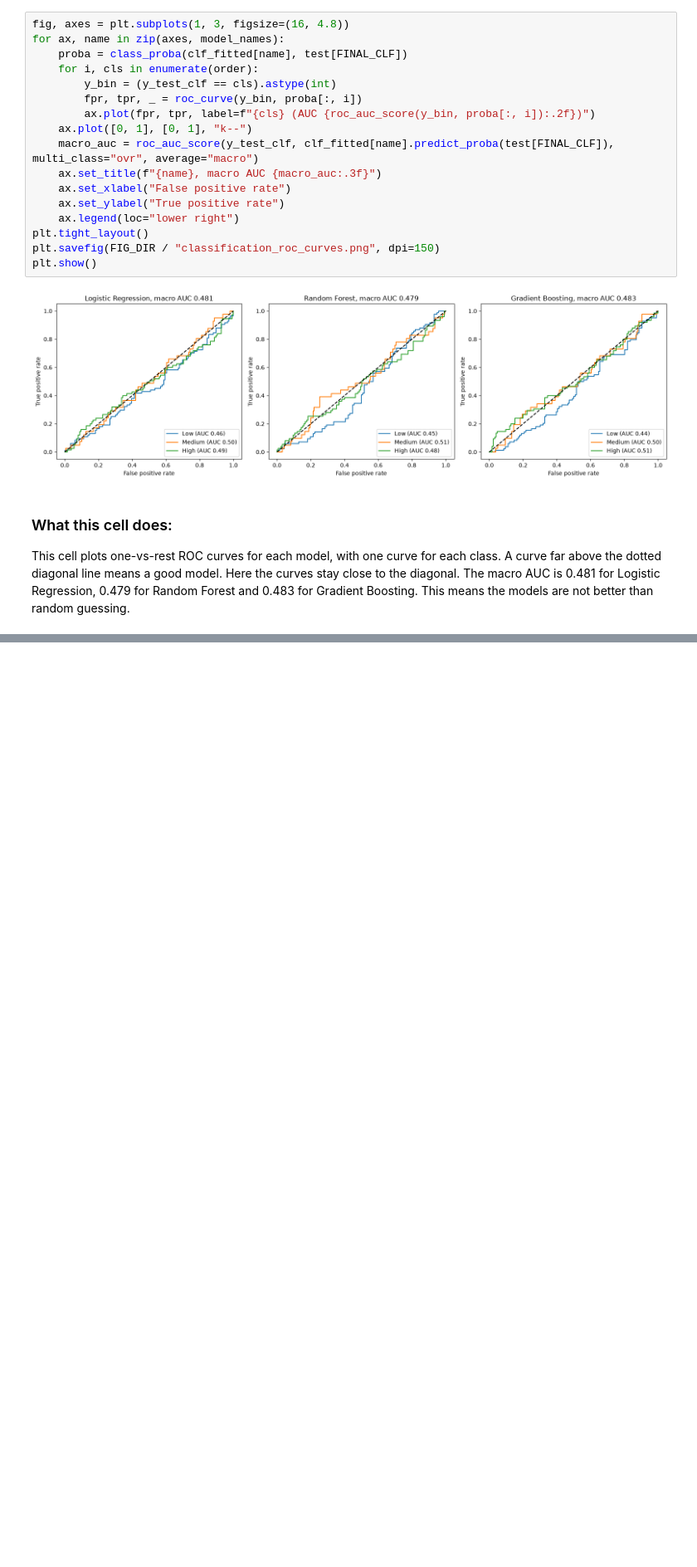
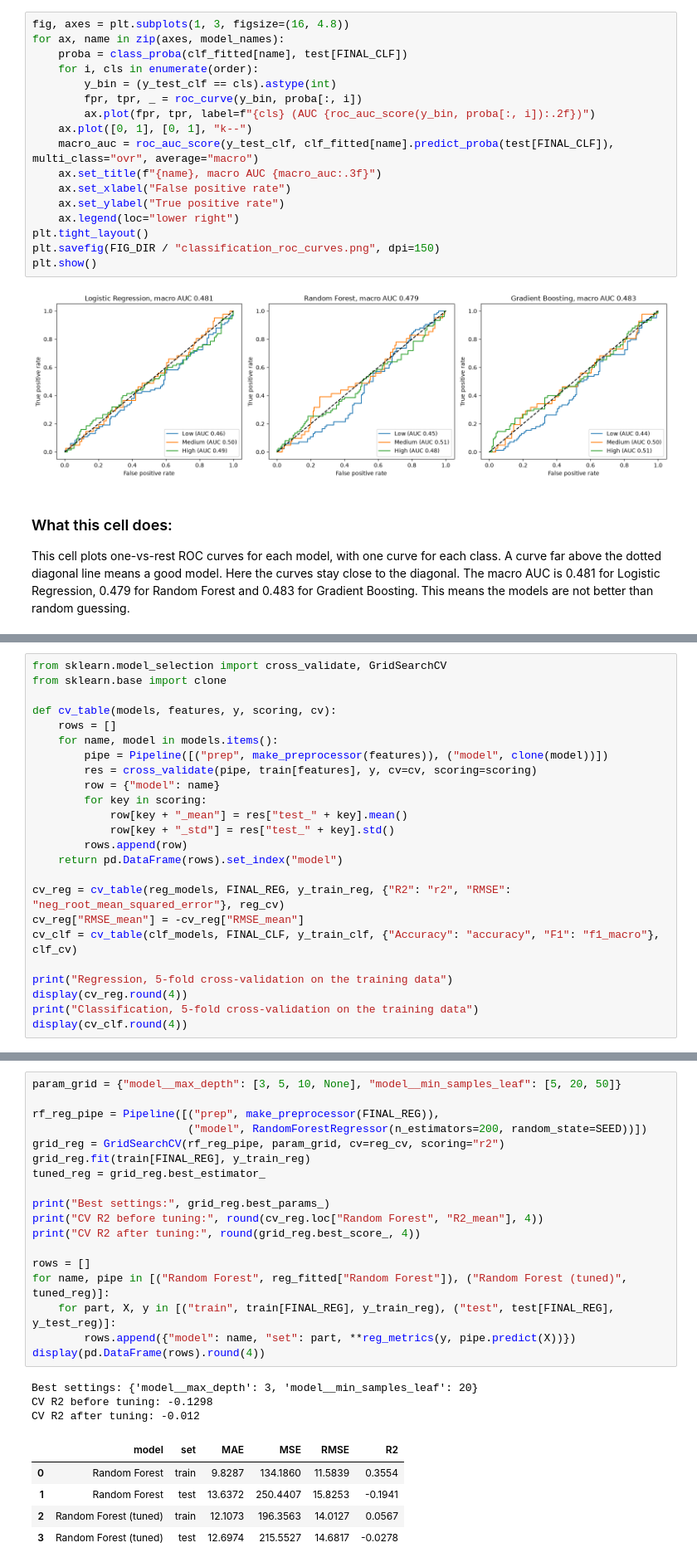
Before and after one commit to l253042/E-commerce, a Jupyter notebook: notebooks/E-commerce.ipynb, the cells around one changed output, grey strips where cells are left out. Shown at 83% size. Drawn from its saved outputs; the diff is of its cells as text; blank space fills up the shorter version.

```diff
--- a/notebooks/E-commerce.ipynb
+++ b/notebooks/E-commerce.ipynb
@@ -1795,0 +1801,24 @@ This cell plots one-vs-rest ROC curves for each model, with one curve for each c
+# %%
+from sklearn.model_selection import cross_validate, GridSearchCV
+from sklearn.base import clone
+
+def cv_table(models, features, y, scoring, cv):
+    rows = []
+    for name, model in models.items():
+        pipe = Pipeline([("prep", make_preprocessor(features)), ("model", clone(model))])
+        res = cross_validate(pipe, train[features], y, cv=cv, scoring=scoring)
+        row = {"model": name}
+        for key in scoring:
+            row[key + "_mean"] = res["test_" + key].mean()
+            row[key + "_std"] = res["test_" + key].std()
+        rows.append(row)
+    return pd.DataFrame(rows).set_index("model")
+
+cv_reg = cv_table(reg_models, FINAL_REG, y_train_reg, {"R2": "r2", "RMSE": "neg_root_mean_squared_error"}, reg_cv)
+cv_reg["RMSE_mean"] = -cv_reg["RMSE_mean"]
+cv_clf = cv_table(clf_models, FINAL_CLF, y_train_clf, {"Accuracy": "accuracy", "F1": "f1_macro"}, clf_cv)
+
+print("Regression, 5-fold cross-validation on the training data")
+display(cv_reg.round(4))
+print("Classification, 5-fold cross-validation on the training data")
+display(cv_clf.round(4))
@@ -1795,0 +1871,27 @@ This cell plots one-vs-rest ROC curves for each model, with one curve for each c
+# %%
+param_grid = {"model__max_depth": [3, 5, 10, None], "model__min_samples_leaf": [5, 20, 50]}
+
+rf_reg_pipe = Pipeline([("prep", make_preprocessor(FINAL_REG)),
+                        ("model", RandomForestRegressor(n_estimators=200, random_state=SEED))])
+grid_reg = GridSearchCV(rf_reg_pipe, param_grid, cv=reg_cv, scoring="r2")
+grid_reg.fit(train[FINAL_REG], y_train_reg)
+tuned_reg = grid_reg.best_estimator_
+
+print("Best settings:", grid_reg.best_params_)
+print("CV R2 before tuning:", round(cv_reg.loc["Random Forest", "R2_mean"], 4))
+print("CV R2 after tuning:", round(grid_reg.best_score_, 4))
+
+rows = []
+for name, pipe in [("Random Forest", reg_fitted["Random Forest"]), ("Random Forest (tuned)", tuned_reg)]:
+    for part, X, y in [("train", train[FINAL_REG], y_train_reg), ("test", test[FINAL_REG], y_test_reg)]:
+        rows.append({"model": name, "set": part, **reg_metrics(y, pipe.predict(X))})
+display(pd.DataFrame(rows).round(4))
+# %% [output]
+Best settings: {'model__max_depth': 3, 'model__min_samples_leaf': 20}
+CV R2 before tuning: -0.1298
+CV R2 after tuning: -0.012
+|  | model | set | MAE | MSE | RMSE | R2 |
+| 0 | Random Forest | train | 9.8287 | 134.1860 | 11.5839 | 0.3554 |
+| 1 | Random Forest | test | 13.6372 | 250.4407 | 15.8253 | -0.1941 |
+| 2 | Random Forest (tuned) | train | 12.1073 | 196.3563 | 14.0127 | 0.0567 |
+| 3 | Random Forest (tuned) | test | 12.6974 | 215.5527 | 14.6817 | -0.0278 |
```
Also changed, not shown: parts of 14 cells of this notebook, 1 other file.
